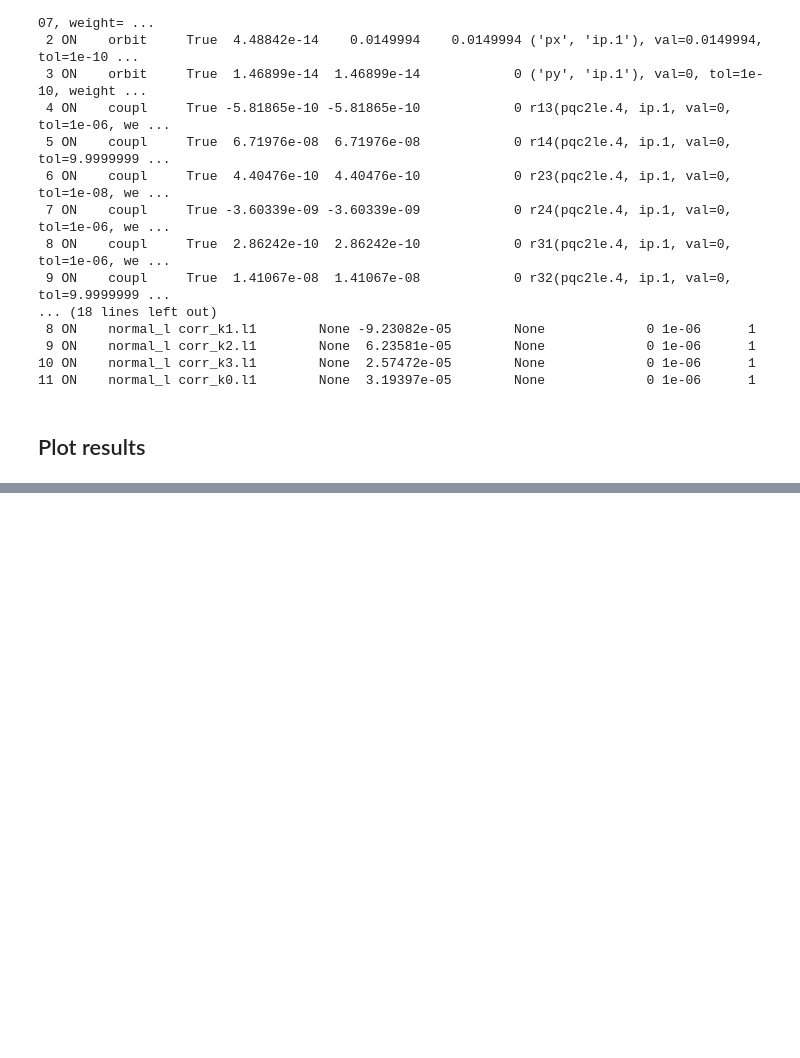
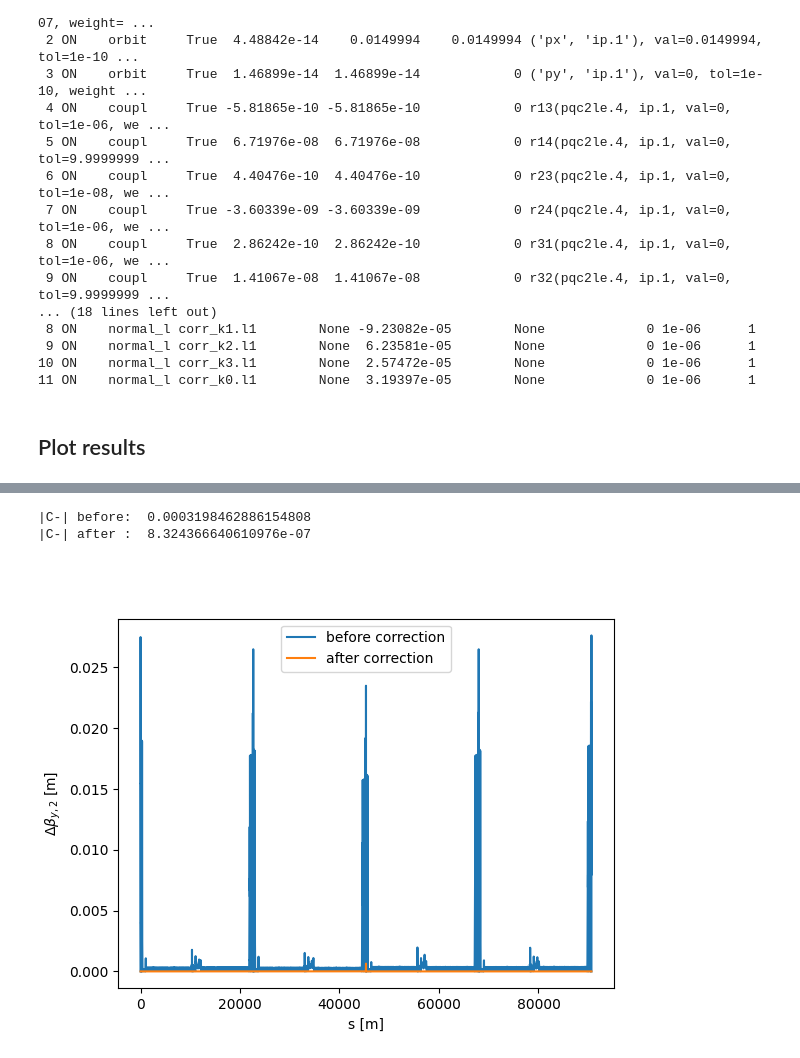
Before and after one commit to xsuite/tutorial_abp_demo, a Jupyter notebook: notebook_00_fccee_solenoid.ipynb, the cells around one changed output, grey strips where cells are left out. Cells and saved outputs as stored; diff of their text form; code cells hidden in the pictures; blank space fills up the shorter version.

```diff
--- a/notebook_00_fccee_solenoid.ipynb
+++ b/notebook_00_fccee_solenoid.ipynb
@@ -383,0 +384,15 @@ Text(0.5, 0, 's [m]')
+# %%
+# Coupling
+plt.figure()
+plt.plot(tw_sol_on.s, tw_sol_on.bety1, label='before correction')
+plt.plot(tw_sol_on.s, tw_sol_on_corrected.bety1, label='after correction')
+plt.ylabel(r'$\Delta \beta_{y,2}$ [m]')
+plt.legend()
+plt.xlabel('s [m]')
+
+print('|C-| before: ', tw_sol_on.c_minus)
+print('|C-| after : ', tw_sol_on_corrected.c_minus)
+# %% [output]
+|C-| before:  0.0003198462886154808
+|C-| after :  8.324366640610976e-07
+[figure, added]
```
Also changed, not shown: parts of 2 cells of this notebook.
